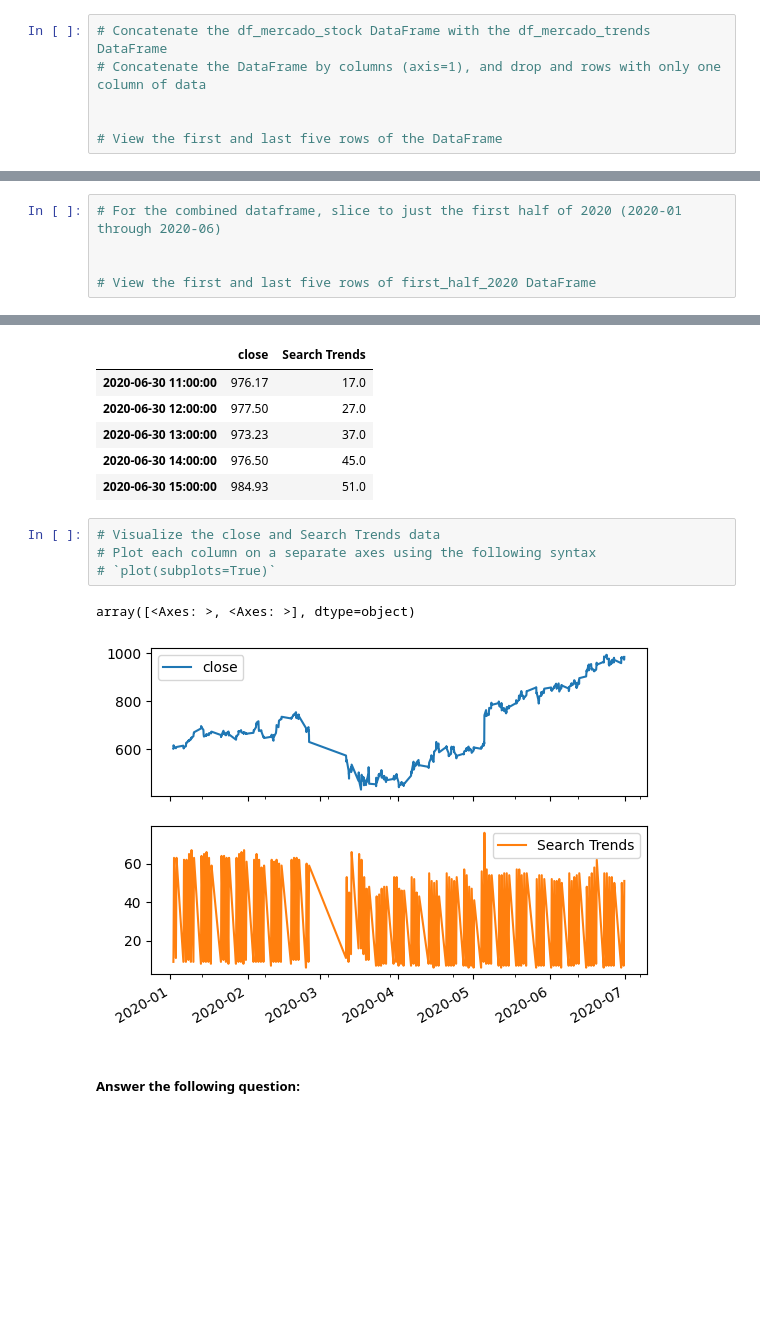
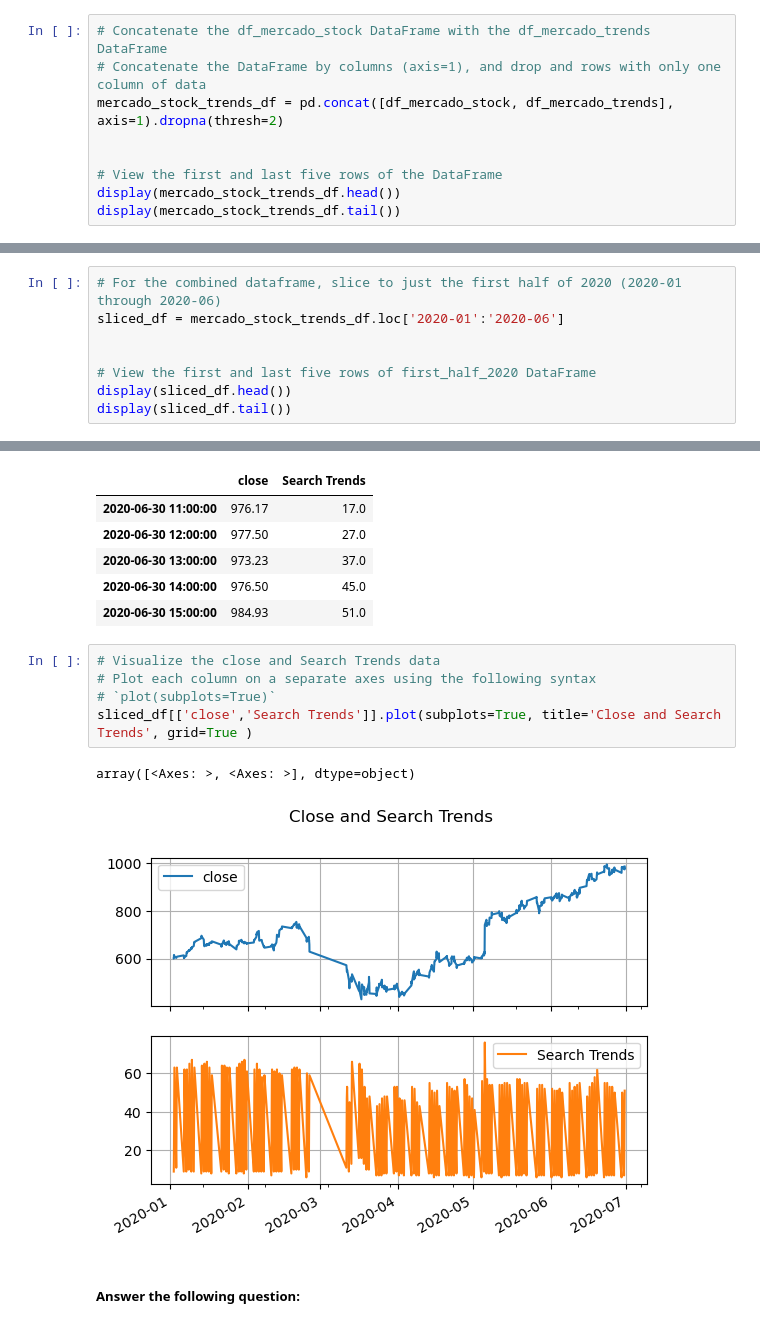
Before and after one commit to Sezeri/prophet-challenge, a Jupyter notebook: Copy_of_forecasting_net_prophet.ipynb, the cells around one changed output, grey strips where cells are left out. Saved outputs shown, nothing was run; the diff lists cells and outputs as text; blank space fills up the shorter version.

Commit message:
This is to add my completed work, copied from Colab to Visual Studio so I am able to add a commit message since I am currently unable to do so in Colab and als unable to push in Colab.

```diff
--- a/Copy_of_forecasting_net_prophet.ipynb
+++ b/Copy_of_forecasting_net_prophet.ipynb
@@ -264,9 +263,12 @@ display(df_mercado_stock.tail())
 # %%
 # Concatenate the df_mercado_stock DataFrame with the df_mercado_trends DataFrame
 # Concatenate the DataFrame by columns (axis=1), and drop and rows with only one column of data
+mercado_stock_trends_df = pd.concat([df_mercado_stock, df_mercado_trends], axis=1).dropna(thresh=2)
 
 
 # View the first and last five rows of the DataFrame
+display(mercado_stock_trends_df.head())
+display(mercado_stock_trends_df.tail())
 # %% [output]
 |  | close | Search Trends |
 | 2016-06-01 09:00:00 | 135.16 | 6.0 |
@@ -284,9 +286,12 @@ display(df_mercado_stock.tail())
 #### Step 2: Market events emerged during the year of 2020 that many companies found difficult. But, after the initial shock to global financial markets, new customers and revenue increased for e-commerce platforms. Slice the data to just the first half of 2020 (`2020-01` to `2020-06` in the DataFrame), and then plot the data. Do both time series indicate a common trend that’s consistent with this narrative?
 # %%
 # For the combined dataframe, slice to just the first half of 2020 (2020-01 through 2020-06)
+sliced_df = mercado_stock_trends_df.loc['2020-01':'2020-06']
 
 
 # View the first and last five rows of first_half_2020 DataFrame
+display(sliced_df.head())
+display(sliced_df.tail())
 # %% [output]
 |  | close | Search Trends |
 | 2020-01-02 09:00:00 | 601.085 | 9.0 |
@@ -303,10 +308,11 @@ display(df_mercado_stock.tail())
 # %%
 # Visualize the close and Search Trends data
 # Plot each column on a separate axes using the following syntax
 # `plot(subplots=True)`
+sliced_df[['close','Search Trends']].plot(subplots=True, title='Close and Search Trends', grid=True )
 # %% [output]
 array([<Axes: >, <Axes: >], dtype=object)
-[figure, old version]
+[figure, new version]
 # %% [markdown]
 ##### Answer the following question:
 # %% [markdown]
```
Also changed, not shown: parts of 37 cells of this notebook.
